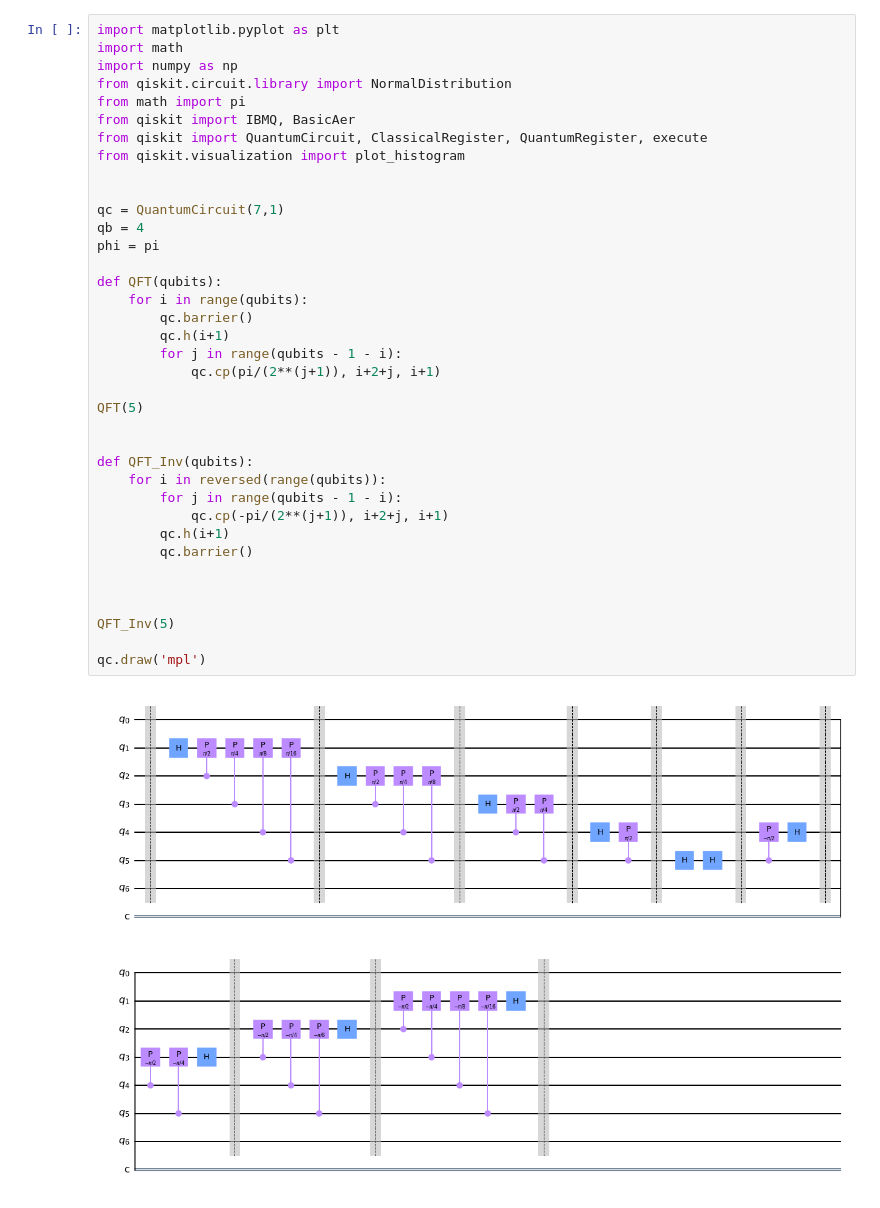
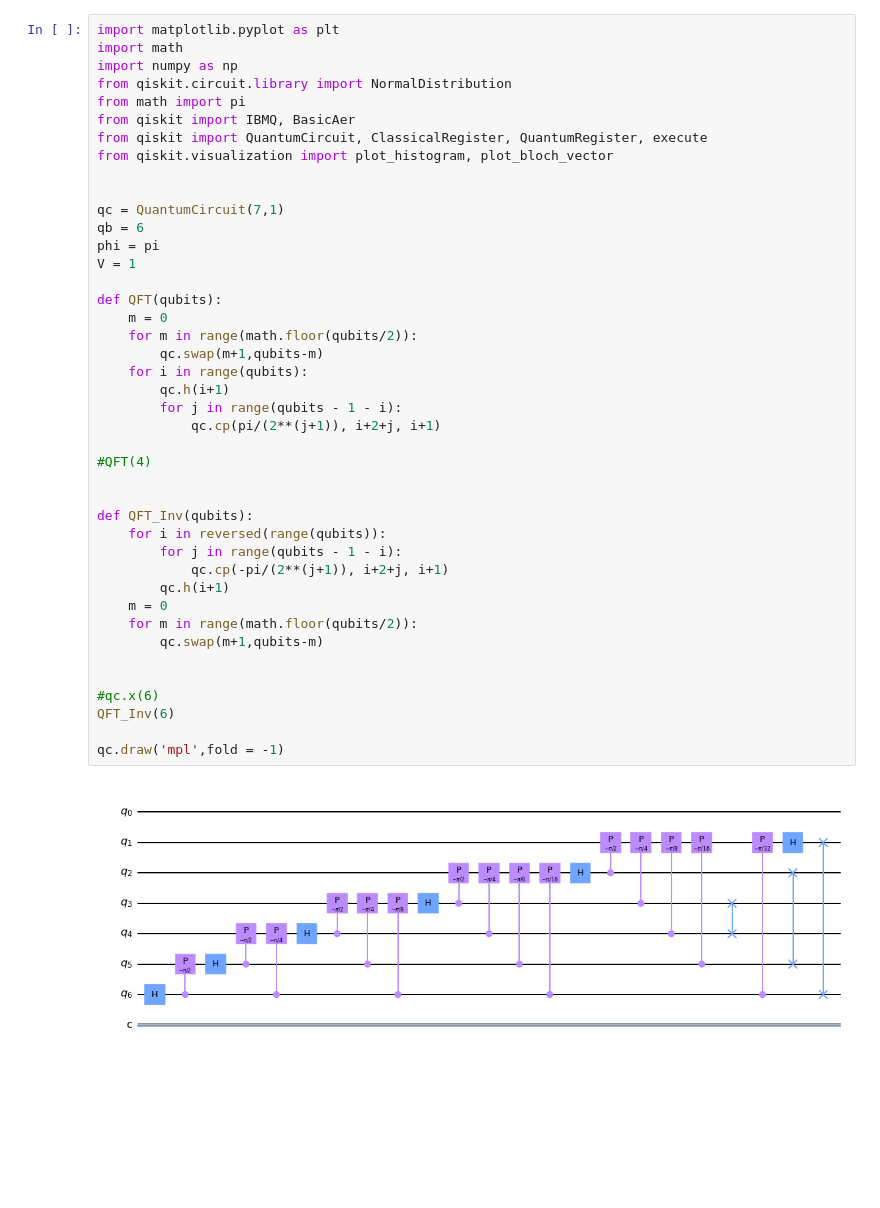
Before and after one commit to Abou-el-ela/Schrodinger-Equation, a Jupyter notebook: Functions_for_Gates/QFT_and_QFTInverse.ipynb, the cells around one changed output. Drawn from its saved outputs; the diff is of its cells as text; blank space fills up the shorter version.

```diff
--- a/Functions_for_Gates/QFT_and_QFTInverse.ipynb
+++ b/Functions_for_Gates/QFT_and_QFTInverse.ipynb
@@ -1,39 +1,44 @@
 # %%
 import matplotlib.pyplot as plt
 import math
 import numpy as np
 from qiskit.circuit.library import NormalDistribution
 from math import pi
 from qiskit import IBMQ, BasicAer
 from qiskit import QuantumCircuit, ClassicalRegister, QuantumRegister, execute
-from qiskit.visualization import plot_histogram
+from qiskit.visualization import plot_histogram, plot_bloch_vector
 
 
 qc = QuantumCircuit(7,1)
-qb = 4
+qb = 6
 phi = pi
+V = 1
 
 def QFT(qubits):
+    m = 0
+    for m in range(math.floor(qubits/2)):
+        qc.swap(m+1,qubits-m)
     for i in range(qubits):
-        qc.barrier()
         qc.h(i+1)
         for j in range(qubits - 1 - i):
             qc.cp(pi/(2**(j+1)), i+2+j, i+1)
 
-QFT(5)
+#QFT(4)
 
 
 def QFT_Inv(qubits):
     for i in reversed(range(qubits)):
         for j in range(qubits - 1 - i):
             qc.cp(-pi/(2**(j+1)), i+2+j, i+1)
         qc.h(i+1)
-        qc.barrier()
+    m = 0
+    for m in range(math.floor(qubits/2)):
+        qc.swap(m+1,qubits-m)
 
 
+#qc.x(6)
+QFT_Inv(6)
 
-QFT_Inv(5)
-
-qc.draw('mpl')
+qc.draw('mpl',fold = -1)
 # %% [output]
-[figure, old version]
+[figure, new version]
```
Also changed, not shown: parts of 1 cell of this notebook, 11 other files.
